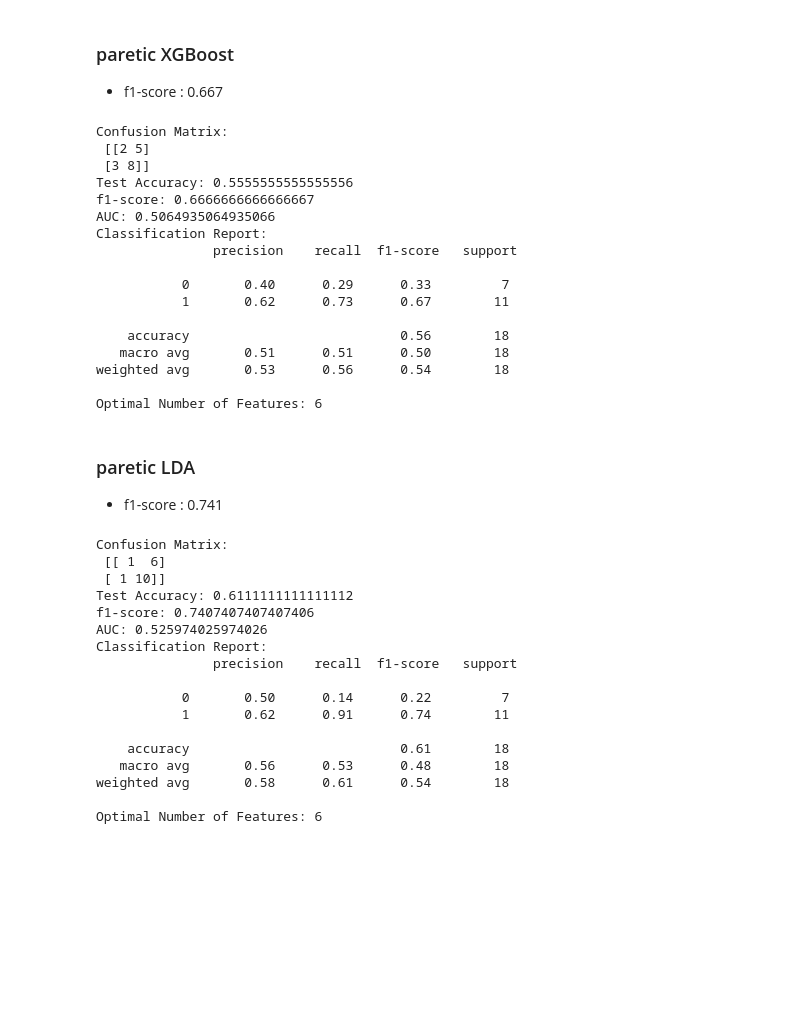
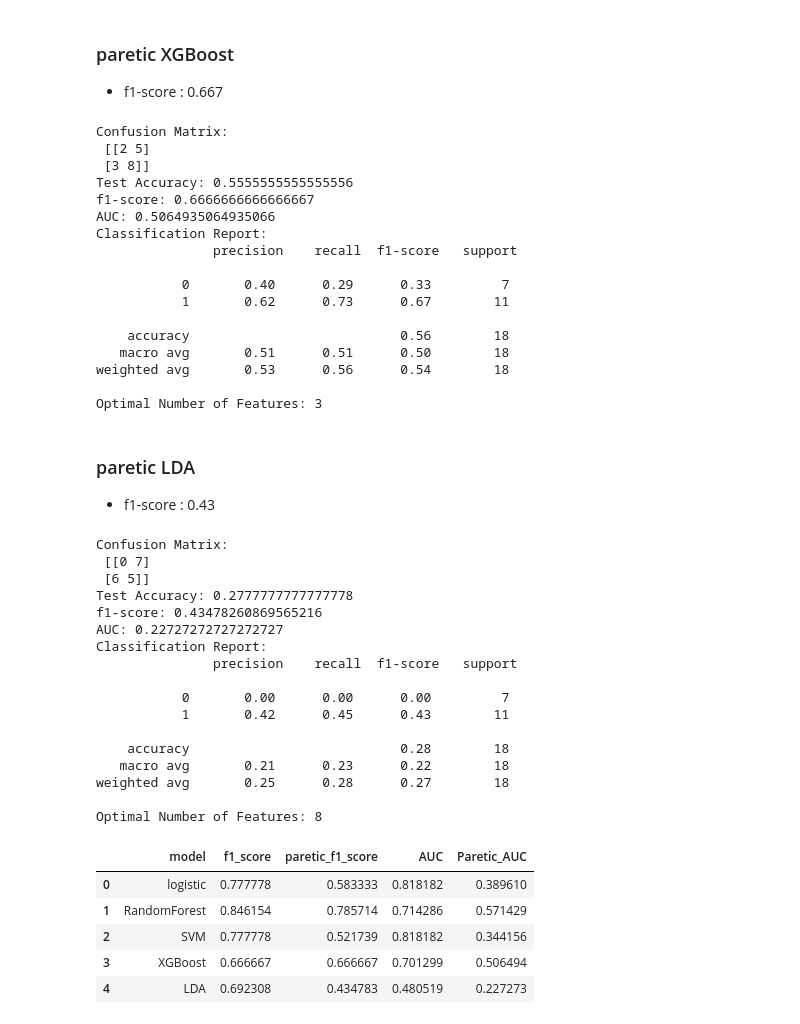
Before and after one commit to softstat/analysis, a Jupyter notebook: Angle.ipynb, the cells around one changed output. Cells and saved outputs as stored; diff of their text form; code cells hidden in the pictures; blank space fills up the shorter version.

```diff
--- a/Angle.ipynb
+++ b/Angle.ipynb
@@ -390,7 +393,7 @@ Optimal Number of Features: 5
 from sklearn.discriminant_analysis import LinearDiscriminantAnalysis
 lda_model = LinearDiscriminantAnalysis()
 # RFECV를 사용하여 최적의 특성 선택
-rfecv = RFECV(estimator=rf_model, cv=5)
+rfecv = RFECV(estimator=lda_model, cv=5)
 X_train_rfecv = rfecv.fit_transform(X_train, y_train)
 
 # 선택된 특성으로 모델 학습
@@ -655,7 +658,7 @@ import xgboost as xgb
 xgb_model = xgb.XGBClassifier(random_state=123)
 
 # RFECV를 사용하여 최적의 특성 선택
-rfecv = RFECV(estimator=rf_model, cv=5)
+rfecv = RFECV(estimator=xgb_model, cv=5)
 X_train_rfecv = rfecv.fit_transform(X_train, y_train)
 
 # 선택된 특성으로 모델 학습
@@ -671,16 +674,16 @@ conf_matrix = confusion_matrix(y_test, y_pred_xgb)
 print("Confusion Matrix:\n", conf_matrix)
 
 # 정확도 계산
-accuracy_xgb = accuracy_score(y_test, y_pred_xgb)
-print("Test Accuracy:", accuracy_xgb)
+accuracy_xgb_ps = accuracy_score(y_test, y_pred_xgb)
+print("Test Accuracy:", accuracy_xgb_ps)
 
 # f1-score 계산
-f1_xgb = f1_score(y_test, y_pred_xgb)
-print("f1-score:", f1_xgb)
+f1_xgb_ps = f1_score(y_test, y_pred_xgb)
+print("f1-score:", f1_xgb_ps)
 
 # AUC 계산
-auc_xgb = roc_auc_score(y_test,y_pred_xgb)
-print("AUC:",auc_xgb)
+auc_xgb_ps = roc_auc_score(y_test,y_pred_xgb)
+print("AUC:",auc_xgb_ps)
 
 
 # 분류 보고서 출력 (정밀도, 재현율, F1 점수 등)
@@ -706,16 +709,16 @@ Classification Report:
    macro avg       0.51      0.51      0.50        18
 weighted avg       0.53      0.56      0.54        18
 
-Optimal Number of Features: 6
+Optimal Number of Features: 3
 # %% [markdown]
 ### paretic LDA
-- f1-score : 0.741
+- f1-score : 0.43
 # %%
 # LDA 모델
 from sklearn.discriminant_analysis import LinearDiscriminantAnalysis
 lda_model = LinearDiscriminantAnalysis()
 # RFECV를 사용하여 최적의 특성 선택
-rfecv = RFECV(estimator=rf_model, cv=5)
+rfecv = RFECV(estimator=lda_model, cv=5)
 X_train_rfecv = rfecv.fit_transform(X_train, y_train)
 
 # 선택된 특성으로 모델 학습
@@ -731,17 +734,16 @@ conf_matrix = confusion_matrix(y_test, y_pred_lda)
 print("Confusion Matrix:\n", conf_matrix)
 
 # 정확도 계산
-accuracy_lda = accuracy_score(y_test, y_pred_lda)
-print("Test Accuracy:", accuracy_lda)
+accuracy_lda_ps = accuracy_score(y_test, y_pred_lda)
+print("Test Accuracy:", accuracy_lda_ps)
 
 # f1-score 계산
-f1_lda = f1_score(y_test, y_pred_lda)
-print("f1-score:", f1_lda)
+f1_lda_ps = f1_score(y_test, y_pred_lda)
+print("f1-score:", f1_lda_ps)
 
 # AUC 계산
-auc_lda = roc_auc_score(y_test,y_pred_lda)
-print("AUC:",auc_lda)
-
+auc_lda_ps = roc_auc_score(y_test,y_pred_lda)
+print("AUC:",auc_lda_ps)
 
 # 분류 보고서 출력 (정밀도, 재현율, F1 점수 등)
 classification_rep_lda = classification_report(y_test, y_pred_lda)
@@ -751,22 +753,39 @@ print("Classification Report:\n", classification_rep_lda)
 print("Optimal Number of Features:", rfecv.n_features_)
 # %% [output]
 Confusion Matrix:
- [[ 1  6]
- [ 1 10]]
-Test Accuracy: 0.6111111111111112
-f1-score: 0.7407407407407406
-AUC: 0.525974025974026
+ [[0 7]
+ [6 5]]
+Test Accuracy: 0.2777777777777778
+f1-score: 0.43478260869565216
+AUC: 0.22727272727272727
 Classification Report:
                precision    recall  f1-score   support
 
-           0       0.50      0.14      0.22         7
-           1       0.62      0.91      0.74        11
+           0       0.00      0.00      0.00         7
+           1       0.42      0.45      0.43        11
 
-    accuracy                           0.61        18
-   macro avg       0.56      0.53      0.48        18
-weighted avg       0.58      0.61      0.54        18
+    accuracy                           0.28        18
+   macro avg       0.21      0.23      0.22        18
+weighted avg       0.25      0.28      0.27        18
 
-Optimal Number of Features: 6
+Optimal Number of Features: 8
+# %%
+### AUC 결과
+result = {'model':["logistic","RandomForest","SVM","XGBoost","LDA"],
+          'f1_score':[f1_lr,f1_rf,f1_svm,f1_xgb,f1_lda],
+          'paretic_f1_score':[f1_lr_ps,f1_rf_ps,f1_svm_ps,f1_xgb_ps,f1_lda_ps],
+          'AUC':[auc_lr,auc_rf,auc_svm,auc_xgb,auc_lda],
+          'Paretic_AUC':[auc_lr_ps,auc_rf_ps,auc_svm_ps,auc_xgb_ps,auc_lda_ps]}
+# %%
+result = pd.DataFrame(result)
+result
+# %% [output]
+|  | model | f1_score | paretic_f1_score | AUC | Paretic_AUC |
+| 0 | logistic | 0.777778 | 0.583333 | 0.818182 | 0.389610 |
+| 1 | RandomForest | 0.846154 | 0.785714 | 0.714286 | 0.571429 |
+| 2 | SVM | 0.777778 | 0.521739 | 0.818182 | 0.344156 |
+| 3 | XGBoost | 0.666667 | 0.666667 | 0.701299 | 0.506494 |
+| 4 | LDA | 0.692308 | 0.434783 | 0.480519 | 0.227273 |
 # %%
 !jupyter nbconvert --to html "/content/drive/MyDrive/Colab Notebooks/Angle.ipynb"
 # %% [output]
```
Also changed, not shown: parts of 16 cells of this notebook.
